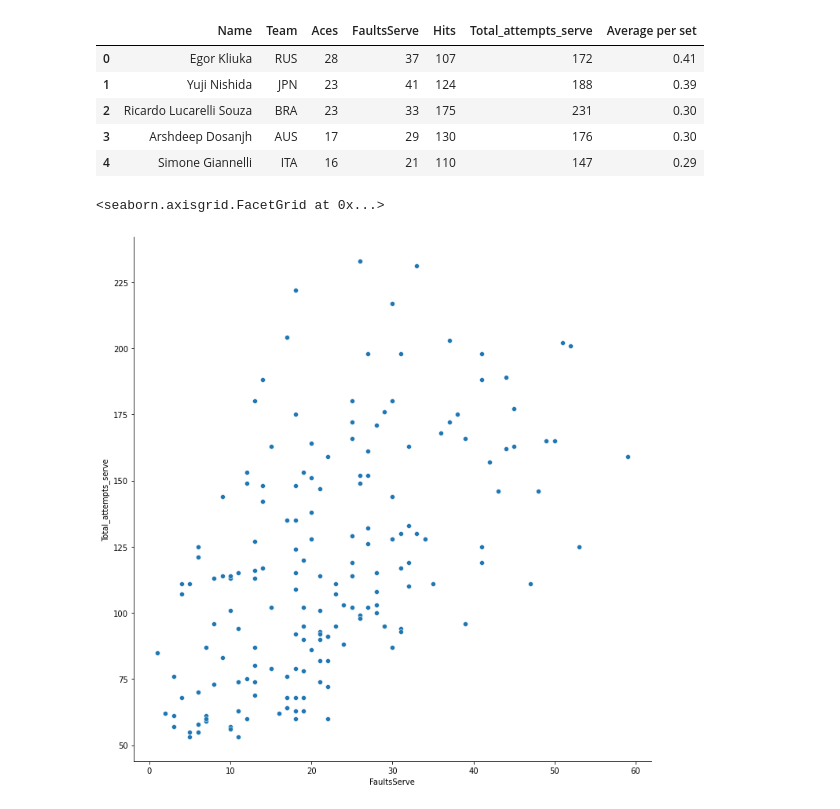
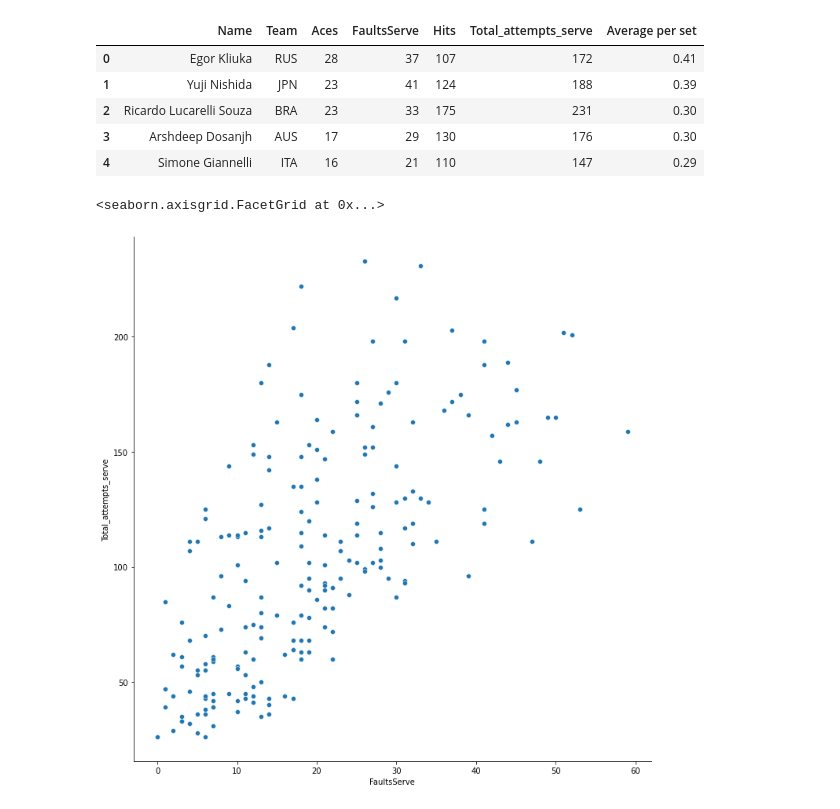
Before and after one commit to Quentin1402/dep-t-python, a Jupyter notebook: Présentation.ipynb, the cells around one changed output. Drawn from its saved outputs; the diff is of its cells as text; code cells hidden in the pictures.

```diff
--- a/Présentation.ipynb
+++ b/Présentation.ipynb
@@ -62,15 +58,15 @@ servers.head(5)
 | 2 | Ricardo Lucarelli Souza | BRA | 23 | 33 | 175 | 231 | 0.30 |
 | 3 | Arshdeep Dosanjh | AUS | 17 | 29 | 130 | 176 | 0.30 |
 | 4 | Simone Giannelli | ITA | 16 | 21 | 110 | 147 | 0.29 |
-# %%
-servers["Success"] = servers["Aces"] / servers["Total_attempts_serve"]
-servers["Fail"] = servers["FaultsServe"] / servers["Total_attempts_serve"]
-
-# Beaucoup de fautes de services
-sb.relplot(x="FaultsServe", y="Total_attempts_serve", data=servers.query("Total_attempts_serve > 50"), height=10)
-# %% [output]
-<seaborn.axisgrid.FacetGrid at 0x...>
-[figure, removed]
+# %%
+servers["Success"] = servers["Aces"] / servers["Total_attempts_serve"]
+servers["Fail"] = servers["FaultsServe"] / servers["Total_attempts_serve"]
+
+# Beaucoup de fautes de services
+sb.relplot(x="FaultsServe", y="Total_attempts_serve", data=servers.query("Total_attempts_serve > 25"), height=10)
+# %% [output]
+<seaborn.axisgrid.FacetGrid at 0x...>
+[figure, added]
 # %%
 scores = pd.read_csv('C:/Users/asus tuf/Downloads/men_best_scores.csv');
 scores.drop(["Rank", "ShirtNumber"], axis = 1, inplace=True)
```
Also changed, not shown: parts of 9 cells of this notebook.
